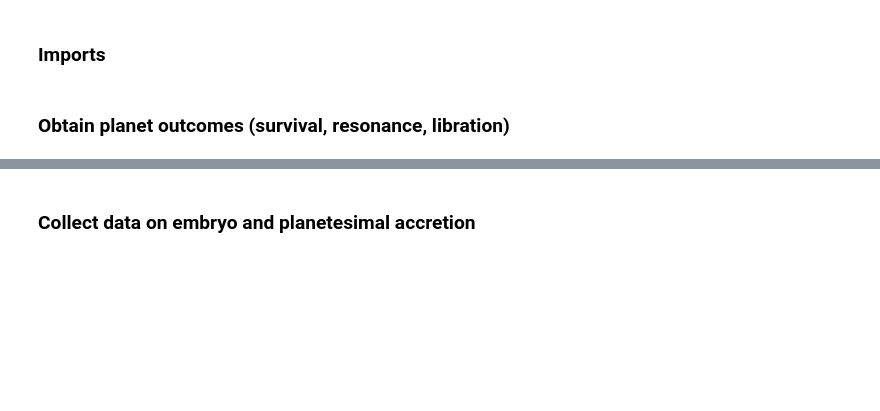
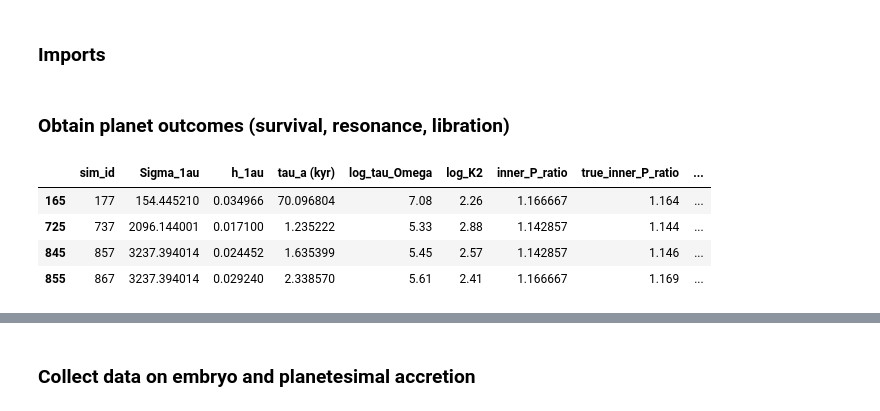
Before and after one commit to dchen10Git/uh-ifa-reu-2026, a Jupyter notebook: analyze_sims.ipynb, the cells around one changed output, grey strips where cells are left out. Cells and saved outputs as stored; diff of their text form; code cells hidden in the pictures; blank space fills up the shorter version.

```diff
--- a/analyze_sims.ipynb
+++ b/analyze_sims.ipynb
@@ -279,3 +368,11 @@ planet_outcomes.to_hdf(f"dfs/planet_outcomes{dataset_id}_{snapshot}.h5", key="df
+# %%
+merged_outcomes[merged_outcomes['embryo_inside'] == True][merged_outcomes['m_em'] < 0.5]
+# %% [output]
+|  | sim_id | Sigma_1au | h_1au | tau_a (kyr) | log_tau_Omega | log_K2 | inner_P_ratio | true_inner_P_ratio | ... |
+| 165 | 177 | 154.445210 | 0.034966 | 70.096804 | 7.08 | 2.26 | 1.166667 | 1.164 | ... |
+| 725 | 737 | 2096.144001 | 0.017100 | 1.235222 | 5.33 | 2.88 | 1.142857 | 1.144 | ... |
+| 845 | 857 | 3237.394014 | 0.024452 | 1.635399 | 5.45 | 2.57 | 1.142857 | 1.146 | ... |
+| 855 | 867 | 3237.394014 | 0.029240 | 2.338570 | 5.61 | 2.41 | 1.166667 | 1.169 | ... |
 # %%
 # base_dir = Path.cwd()
 # dataset_id=7
```
Also changed, not shown: parts of 4 cells of this notebook, 6 other files.
